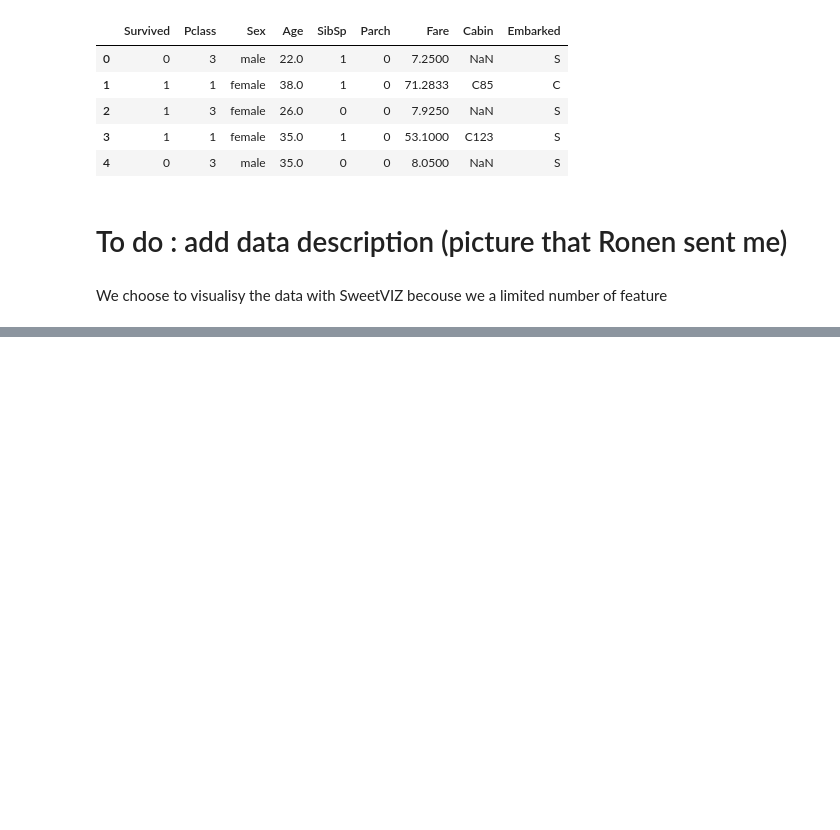
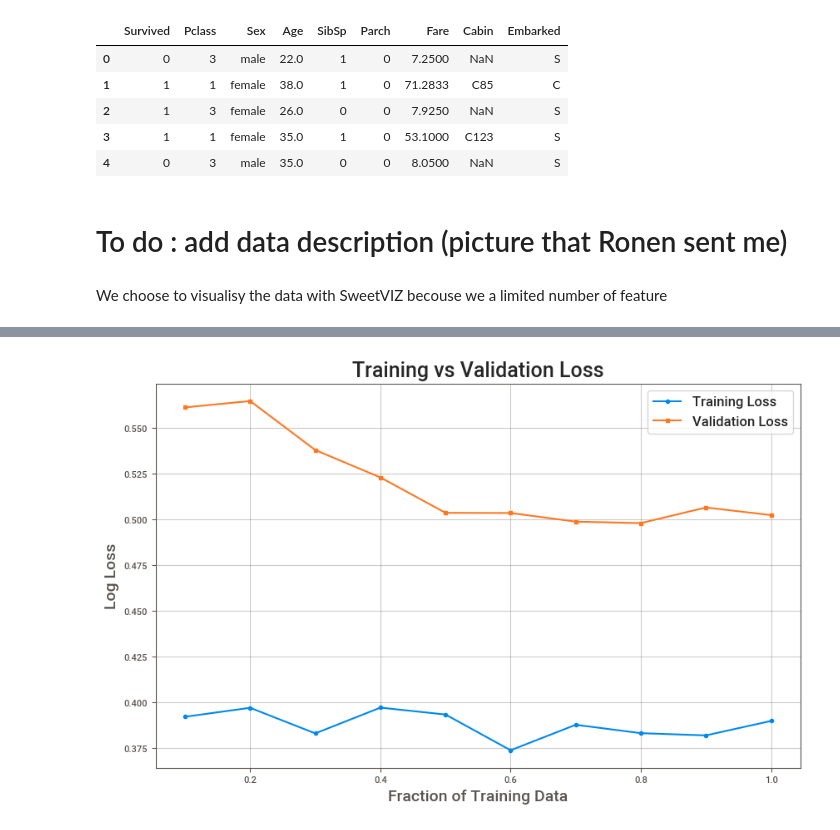
Before and after one commit to keronell/Titanic_ML2, a Jupyter notebook: Titanic.ipynb, the cells around one changed output, grey strips where cells are left out. Drawn from its saved outputs; the diff is of its cells as text; code cells hidden in the pictures; blank space fills up the shorter version.

```diff
--- a/Titanic.ipynb
+++ b/Titanic.ipynb
@@ -477,0 +663,47 @@ In the matrix we can see that we got 32%  chance for type 2 error and 15% chance
+# %%
+from sklearn.metrics import accuracy_score, precision_score, recall_score, f1_score, confusion_matrix, log_loss
+import seaborn as sns
+import matplotlib.pyplot as plt
+from sklearn.linear_model import LogisticRegression
+import numpy as np
+
+# Initialize Logistic Regression
+logreg = LogisticRegression(max_iter=1000, random_state=1)
+
+# Lists to store training and validation losses
+train_losses = []
+val_losses = []
+training_sizes = np.linspace(0.1, 1.0, 10)  # Incremental training sizes
+
+# Train model incrementally and calculate log loss
+for size in training_sizes:
+    # Sample a fraction of the training data
+    X_train_sampled, t_train_sampled = X_train_onehot[:int(size * len(X_train_onehot))], t_train_onehot[:int(size * len(t_train_onehot))]
+
+    # Train the model
+    logreg.fit(X_train_sampled, t_train_sampled)
+
+    # Predict probabilities
+    t_pred_train_proba = logreg.predict_proba(X_train_sampled)
+    t_pred_val_proba = logreg.predict_proba(X_val_onehot)
+
+    # Calculate log loss for training and validation
+    train_loss = log_loss(t_train_sampled, t_pred_train_proba)
+    val_loss = log_loss(t_val_onehot, t_pred_val_proba)
+
+    # Append losses
+    train_losses.append(train_loss)
+    val_losses.append(val_loss)
+
+# Plot validation loss vs training loss
+plt.figure(figsize=(10, 6))
+plt.plot(training_sizes, train_losses, label='Training Loss', marker='o')
+plt.plot(training_sizes, val_losses, label='Validation Loss', marker='s')
+plt.title("Training vs Validation Loss", fontsize=18)
+plt.xlabel("Fraction of Training Data", fontsize=14)
+plt.ylabel("Log Loss", fontsize=14)
+plt.legend(fontsize=12)
+plt.grid(alpha=0.3)
+plt.show()
+# %% [output]
+[figure, added]
```
Also changed, not shown: parts of 33 cells of this notebook.
